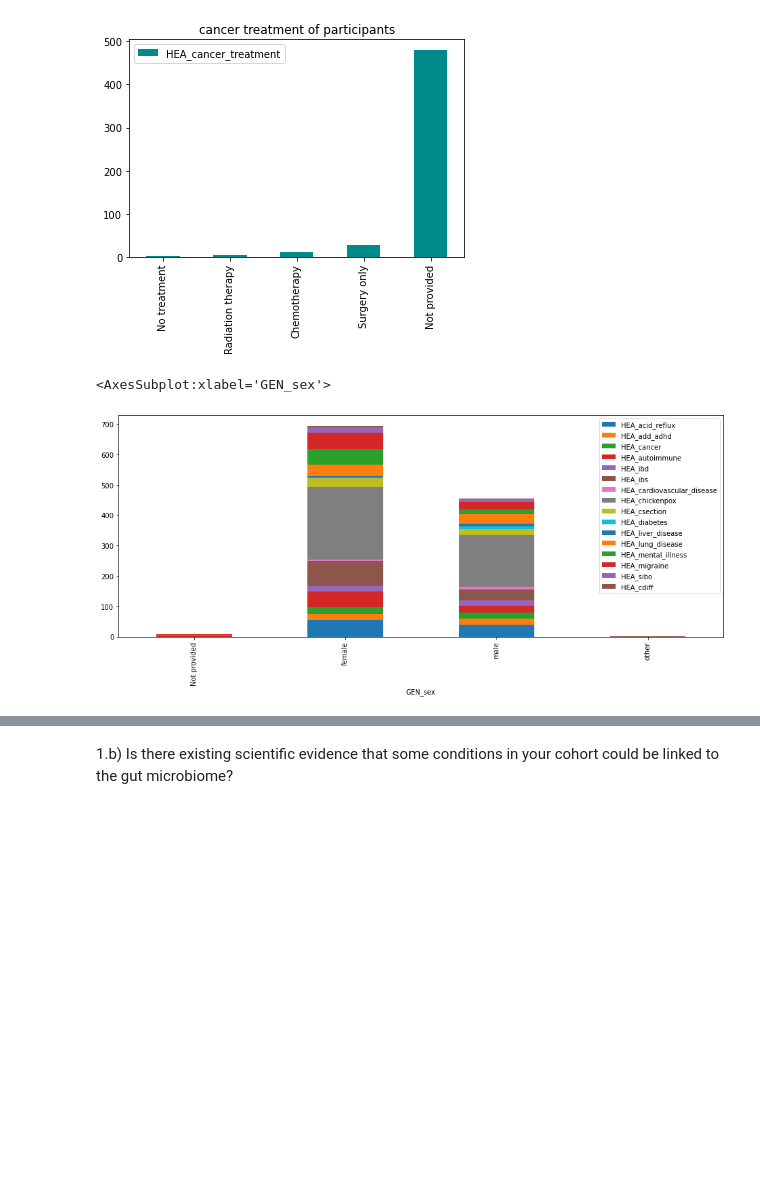
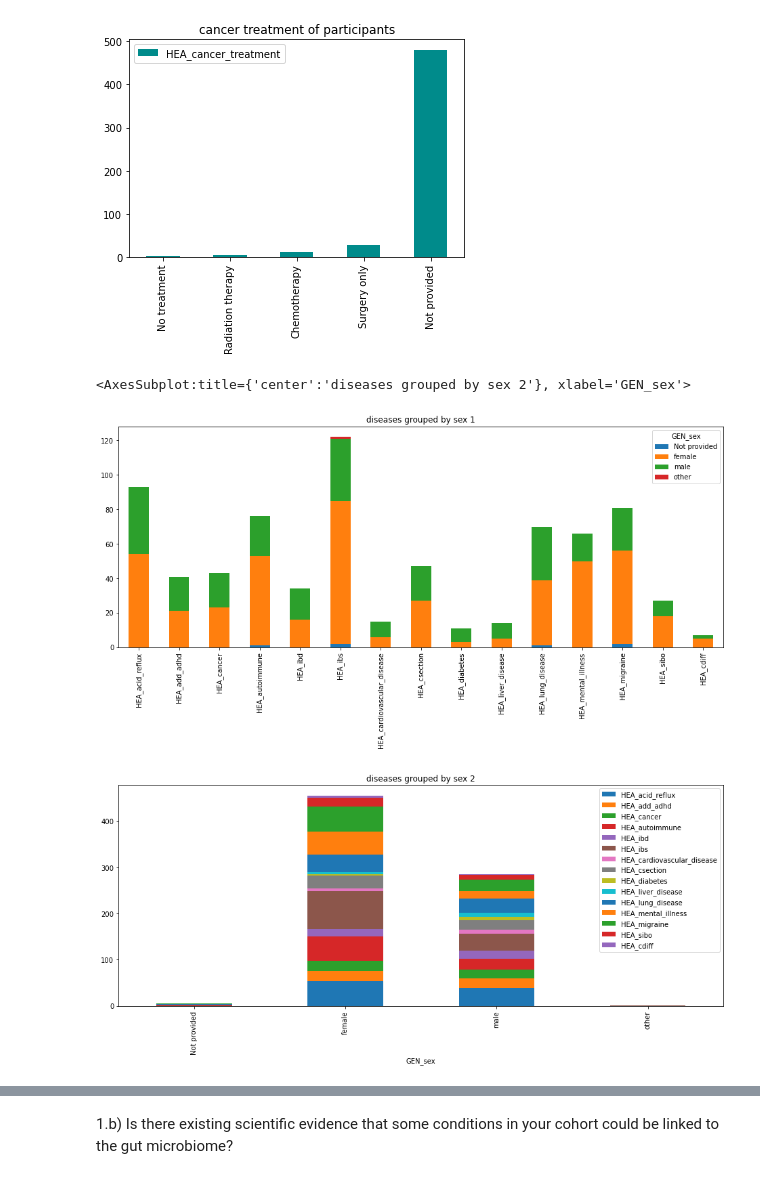
Before and after one commit to annawet/Poop-Power, a Jupyter notebook: ExploringMetadata.ipynb, the cells around one changed output, grey strips where cells are left out. Saved outputs shown, nothing was run; the diff lists cells and outputs as text; code cells hidden in the pictures; blank space fills up the shorter version.

```diff
--- a/ExploringMetadata.ipynb
+++ b/ExploringMetadata.ipynb
@@ -154,15 +154,16 @@ df_cancert.plot(kind = 'bar', title = 'cancer treatment of participants', color
 [figure]
 [figure]
 # %%
+#here we group the patients based on their sex. we plot the diseases (without chickenpox)
 group_diseases_s = ['HEA_acid_reflux', 'HEA_add_adhd', 'HEA_cancer', 'HEA_autoimmune', 'HEA_ibd', 'HEA_ibs',
-           'HEA_cardiovascular_disease', 'HEA_chickenpox', 'HEA_csection', 'HEA_diabetes',
+           'HEA_cardiovascular_disease', 'HEA_csection', 'HEA_diabetes',
             'HEA_liver_disease', 'HEA_lung_disease', 'HEA_mental_illness', 'HEA_migraine', 'HEA_sibo',
             'HEA_cdiff', 'GEN_sex']#, 'GEN_bmi_cat']
 df_diseases_s = df_metadata.loc[:, group_diseases_s]
 df_diseases_grouped_s =  df_diseases_s.groupby(['GEN_sex']).sum()
-df_diseases_grouped_s.plot(kind = 'bar', stacked = True, figsize = [16, 6])
-#df_summary = pd.DataFrame(df_diseases.sum(), columns = ['sum'])
-#df_summary = df_summary.sort_values('sum')
+df_diseases_grouped_s.transpose().plot(kind = 'bar', stacked = True, figsize = [16, 6], title = 'diseases grouped by sex 1')
+df_diseases_grouped_s.plot(kind = 'bar', stacked = True, figsize = [16, 6], title = 'diseases grouped by sex 2')
 # %% [output]
-<AxesSubplot:xlabel='GEN_sex'>
+<AxesSubplot:title={'center':'diseases grouped by sex 2'}, xlabel='GEN_sex'>
-[figure, old version]
+[figure, new version]
+[figure, added]
```
Also changed, not shown: parts of 2 cells of this notebook.
